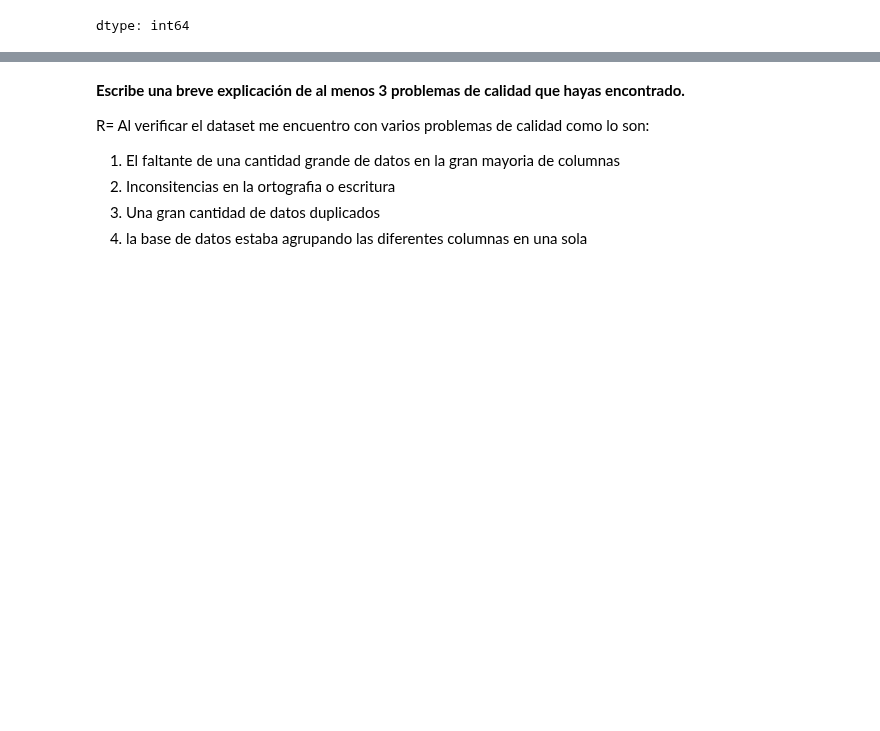
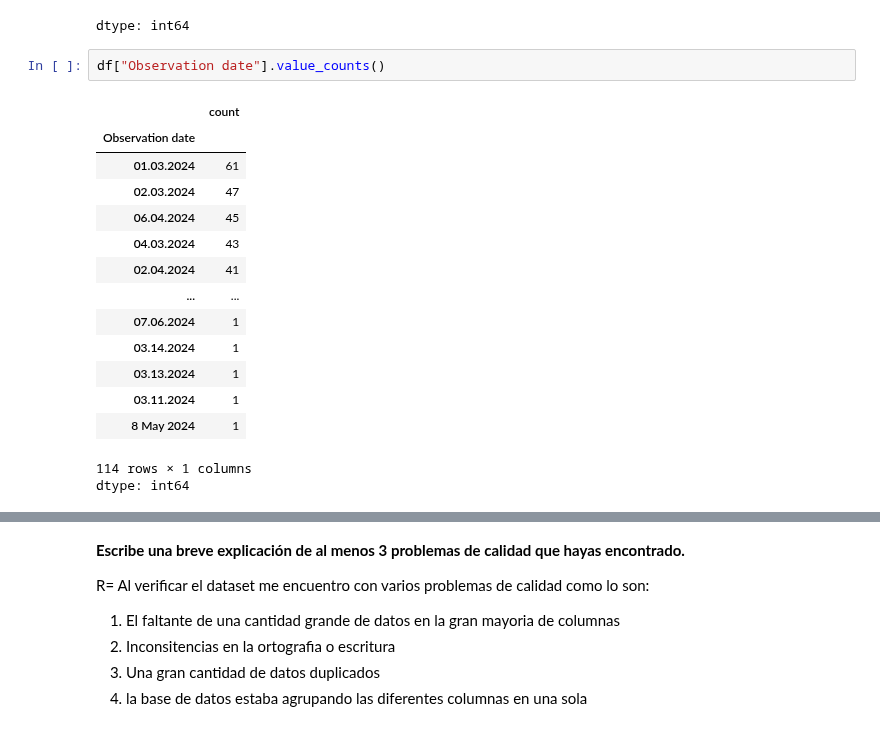
Before and after one commit to juanalvarez2491-web/Entregables-BIT-JuanCarlosAlvarezOchoa, a Jupyter notebook: Actividad_2_Limpieza_y_análisis_de_datos_con_Pandas_+_NumPy.ipynb, the cells around one changed output, grey strips where cells are left out. Drawn from its saved outputs; the diff is of its cells as text; blank space fills up the shorter version.

```diff
--- a/Actividad_2_Limpieza_y_análisis_de_datos_con_Pandas_+_NumPy.ipynb
+++ b/Actividad_2_Limpieza_y_análisis_de_datos_con_Pandas_+_NumPy.ipynb
@@ -180,3 +185,21 @@ df["Data compiled by"].value_counts()
 | John Johnson | 249 |
 | James Johnson | 30 |
 dtype: int64
+# %%
+df["Observation date"].value_counts()
+# %% [output]
+|  | count |
+| Observation date |  |
+| 01.03.2024 | 61 |
+| 02.03.2024 | 47 |
+| 06.04.2024 | 45 |
+| 04.03.2024 | 43 |
+| 02.04.2024 | 41 |
+| ... | ... |
+| 07.06.2024 | 1 |
+| 03.14.2024 | 1 |
+| 03.13.2024 | 1 |
+| 03.11.2024 | 1 |
+| 8 May 2024 | 1 |
+114 rows × 1 columns
+dtype: int64
```
Also changed, not shown: parts of 15 cells of this notebook.
